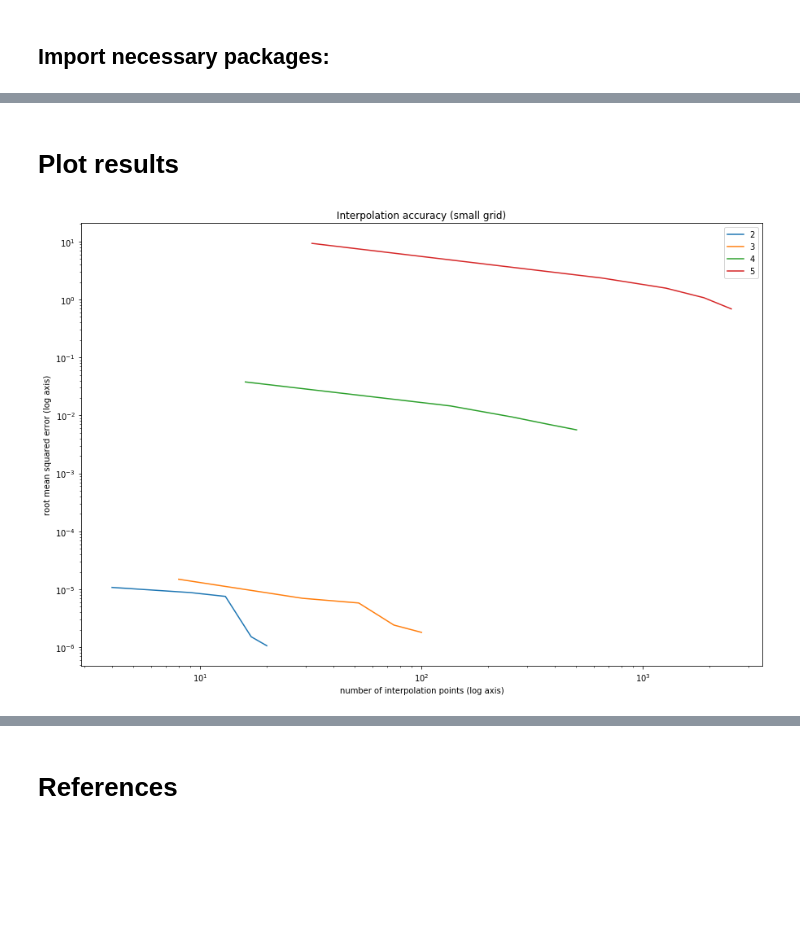
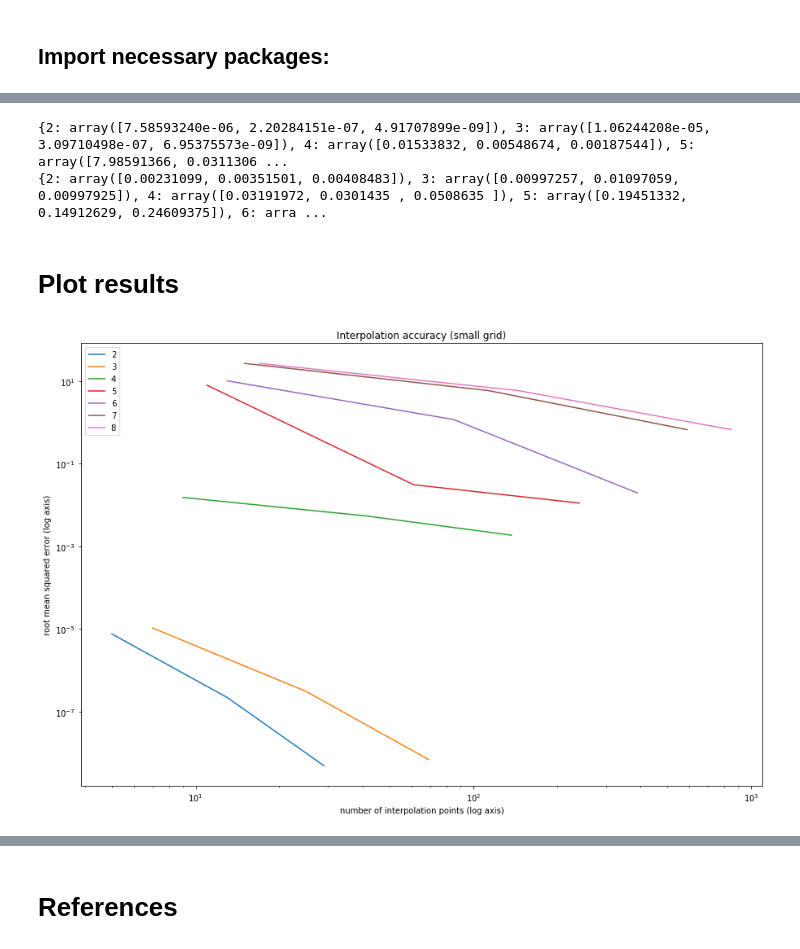
Before and after one commit to simonjheiler/function_approximation, a Jupyter notebook: student_project.ipynb, the cells around one changed output, grey strips where cells are left out. Saved outputs shown, nothing was run; the diff lists cells and outputs as text; code cells hidden in the pictures; blank space fills up the shorter version.

Commit message:
Some work on notebook;separate parameters in parameter file.

```diff
--- a/student_project.ipynb
+++ b/student_project.ipynb
@@ -75 +50,9 @@ grid_size = "small"
+# %%
+study_params["controls"] = {
+    "load data": False,
+    "method": "smolyak",
+    "grid size": "small",
+    "variables": [2, 3, 4, 5, 6, 7, 8],
+    "function to approximate": borehole,
+}
 # %% [markdown]
@@ -77,10 +59,0 @@ grid_size = "small"
-# %%
-n_gridpoints_dim = n_gridpoints_dim_params[grid_size]
-grid_density = grid_density_params[grid_size]
-vars = vars_params[grid_size]
-
-n_gridpoints_defaults = np.array(object=[n_gridpoints_dim] * 8, dtype=int,)
-
-interpolation_points = {}
-for n_vars in vars:
-    interpolation_points[n_vars] = (grid_density * (n_gridpoints_dim ** (n_vars-1))).tolist()
@@ -195,27 +151,33 @@ print(interpolation_points_effective)
+# %%
+print(results["smolyak"]["rmse"])
+print(results["smolyak"]["runtime"])
+# %% [output]
+{2: array([7.58593240e-06, 2.20284151e-07, 4.91707899e-09]), 3: array([1.06244208e-05, 3.09710498e-07, 6.95375573e-09]), 4: array([0.01533832, 0.00548674, 0.00187544]), 5: array([7.98591366, 0.0311306 ...
+{2: array([0.00231099, 0.00351501, 0.00408483]), 3: array([0.00997257, 0.01097059, 0.00997925]), 4: array([0.03191972, 0.0301435 , 0.0508635 ]), 5: array([0.19451332, 0.14912629, 0.24609375]), 6: arra ...
 # %% [markdown]
 # Plot results
 # %%
 %matplotlib inline
 
 plt.rcParams['figure.figsize'] = [15, 10]
 
 plot_legend = []
 plot_x = []
 plot_y = []
-for n_vars in vars:
+for n_vars in study_params["controls"]["variables"]:
     plot_legend.append(n_vars)
-    plot_x.append(interpolation_points_effective[n_vars][:-1])
-    plot_y.append(np.sqrt(mse[n_vars][:-1]))
+    plot_x.append(results[method]["gridpoints"][n_vars])
+    plot_y.append(results[method]["rmse"][n_vars])
 
-for idx in range(len(vars)):
+for idx in range(len(study_params["controls"]["variables"])):
     plt.plot(plot_x[idx], plot_y[idx])
 
 plt.xscale("log")
 plt.yscale("log")
 plt.xlabel("number of interpolation points (log axis)")
 plt.ylabel("root mean squared error (log axis)")
 plt.legend(plot_legend)
 plt.title("Interpolation accuracy (" + grid_size + " grid)")
 plt.show()
 # %% [output]
-[figure, old version]
+[figure, new version]
```
Also changed, not shown: parts of 13 cells of this notebook, 2 other files.
